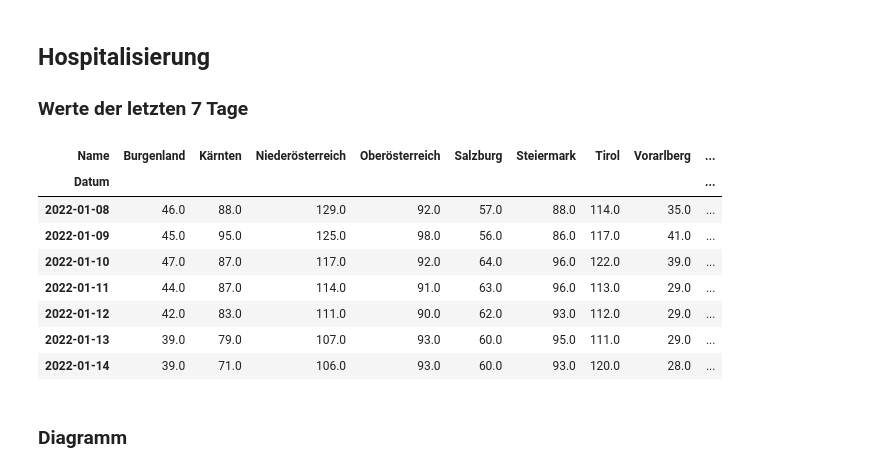
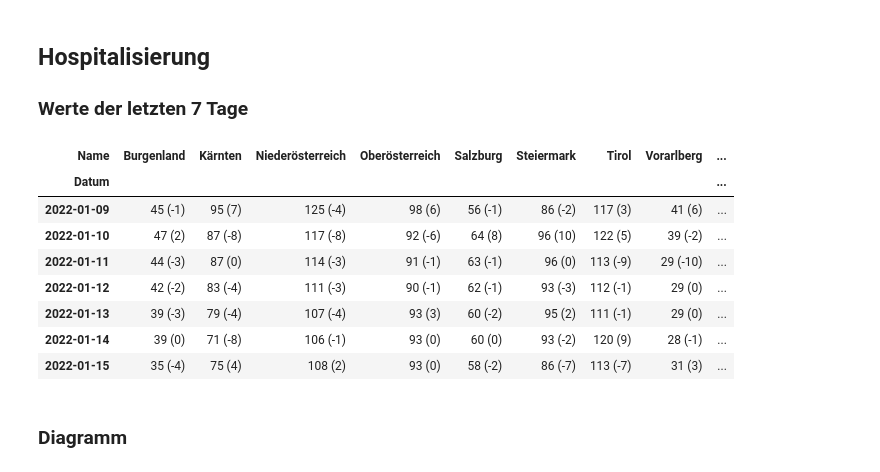
Before and after one commit to schletz/Pos5xhif, a Jupyter notebook: CovidAuswertung/covid_auswertung.ipynb, the cells around one changed output. Drawn from its saved outputs; the diff is of its cells as text; code cells hidden in the pictures.

```diff
--- a/CovidAuswertung/covid_auswertung.ipynb
+++ b/CovidAuswertung/covid_auswertung.ipynb
@@ -61,8 +61,6 @@ requests.packages.urllib3.util.ssl_.DEFAULT_CIPHERS += 'HIGH:!DH:!aNULL'
 # To avoid ssl error (key to short) we use requests.get
 req = requests.get(
     "https://info.gesundheitsministerium.gv.at/data/timeline-faelle-bundeslaender.csv", verify=False)
-with open("timeline-faelle-bundeslaender.csv", "wb") as f:
-    f.write(req.content)
 
 # Read the result in a dataframe
 data = pd.read_table(
@@ -128,18 +126,26 @@ pd.DataFrame(fcst, columns = ["Neuinfektionen"])
 # %% [markdown]
 ## Hospitalisierung
 ### Werte der letzten 7 Tage
-# %%
-data.tail(7*10).pivot(values="Hospitalisierung", columns="Name")
-# %% [output]
-| Name | Burgenland | Kärnten | Niederösterreich | Oberösterreich | Salzburg | Steiermark | Tirol | Vorarlberg | ... |
-| Datum |  |  |  |  |  |  |  |  | ... |
-| 2022-01-08 | 46.0 | 88.0 | 129.0 | 92.0 | 57.0 | 88.0 | 114.0 | 35.0 | ... |
-| 2022-01-09 | 45.0 | 95.0 | 125.0 | 98.0 | 56.0 | 86.0 | 117.0 | 41.0 | ... |
-| 2022-01-10 | 47.0 | 87.0 | 117.0 | 92.0 | 64.0 | 96.0 | 122.0 | 39.0 | ... |
-| 2022-01-11 | 44.0 | 87.0 | 114.0 | 91.0 | 63.0 | 96.0 | 113.0 | 29.0 | ... |
-| 2022-01-12 | 42.0 | 83.0 | 111.0 | 90.0 | 62.0 | 93.0 | 112.0 | 29.0 | ... |
-| 2022-01-13 | 39.0 | 79.0 | 107.0 | 93.0 | 60.0 | 95.0 | 111.0 | 29.0 | ... |
-| 2022-01-14 | 39.0 | 71.0 | 106.0 | 93.0 | 60.0 | 93.0 | 120.0 | 28.0 | ... |
+# %%
+hosp = pd.DataFrame(
+    {
+        "Name": data.tail(7*10)["Name"],
+        "Hospitalisierung": data.tail(7*10)["Hospitalisierung"],
+        "Diff": data.tail(8*10)["Hospitalisierung"].diff(periods=10).tail(7*10)
+    }
+)
+hosp["HospitalisierungPrint"] = hosp.apply(lambda x: f'{x.Hospitalisierung:,.0f} ({x.Diff:,.0f})'.replace(",", " "), axis=1)
+hosp.pivot(values="HospitalisierungPrint", columns="Name")
+# %% [output]
+| Name | Burgenland | Kärnten | Niederösterreich | Oberösterreich | Salzburg | Steiermark | Tirol | Vorarlberg | ... |
+| Datum |  |  |  |  |  |  |  |  | ... |
+| 2022-01-09 | 45 (-1) | 95 (7) | 125 (-4) | 98 (6) | 56 (-1) | 86 (-2) | 117 (3) | 41 (6) | ... |
+| 2022-01-10 | 47 (2) | 87 (-8) | 117 (-8) | 92 (-6) | 64 (8) | 96 (10) | 122 (5) | 39 (-2) | ... |
+| 2022-01-11 | 44 (-3) | 87 (0) | 114 (-3) | 91 (-1) | 63 (-1) | 96 (0) | 113 (-9) | 29 (-10) | ... |
+| 2022-01-12 | 42 (-2) | 83 (-4) | 111 (-3) | 90 (-1) | 62 (-1) | 93 (-3) | 112 (-1) | 29 (0) | ... |
+| 2022-01-13 | 39 (-3) | 79 (-4) | 107 (-4) | 93 (3) | 60 (-2) | 95 (2) | 111 (-1) | 29 (0) | ... |
+| 2022-01-14 | 39 (0) | 71 (-8) | 106 (-1) | 93 (0) | 60 (0) | 93 (-2) | 120 (9) | 28 (-1) | ... |
+| 2022-01-15 | 35 (-4) | 75 (4) | 108 (2) | 93 (0) | 58 (-2) | 86 (-7) | 113 (-7) | 31 (3) | ... |
 # %% [markdown]
 ### Diagramm
 # %%
```
Also changed, not shown: parts of 6 cells of this notebook, 8 other files.
